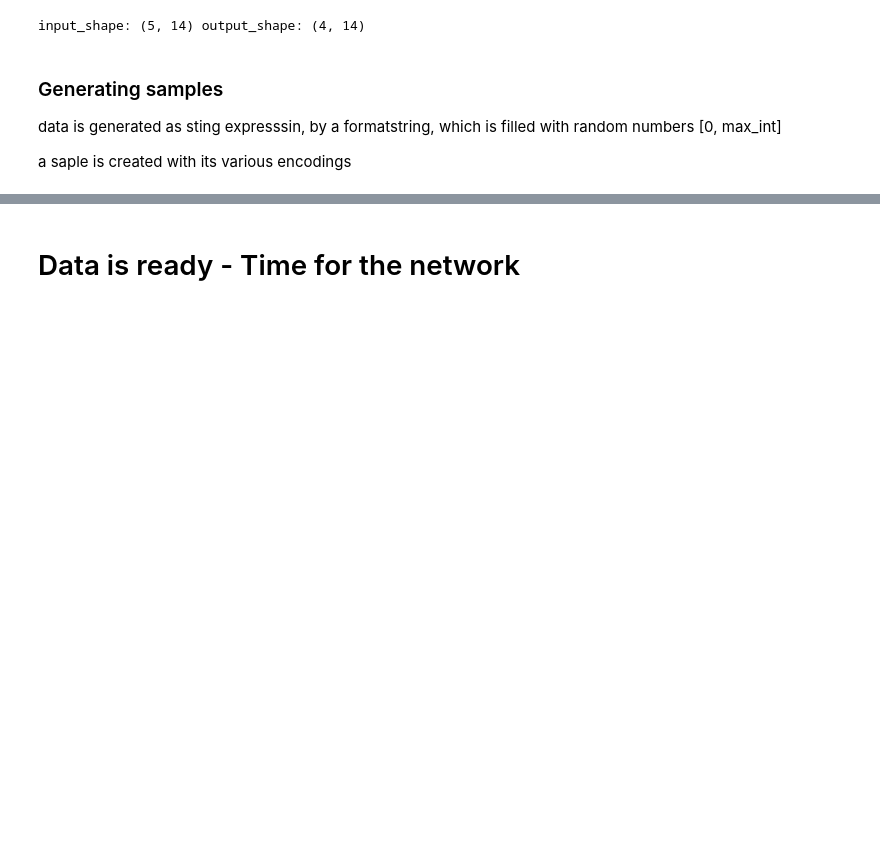
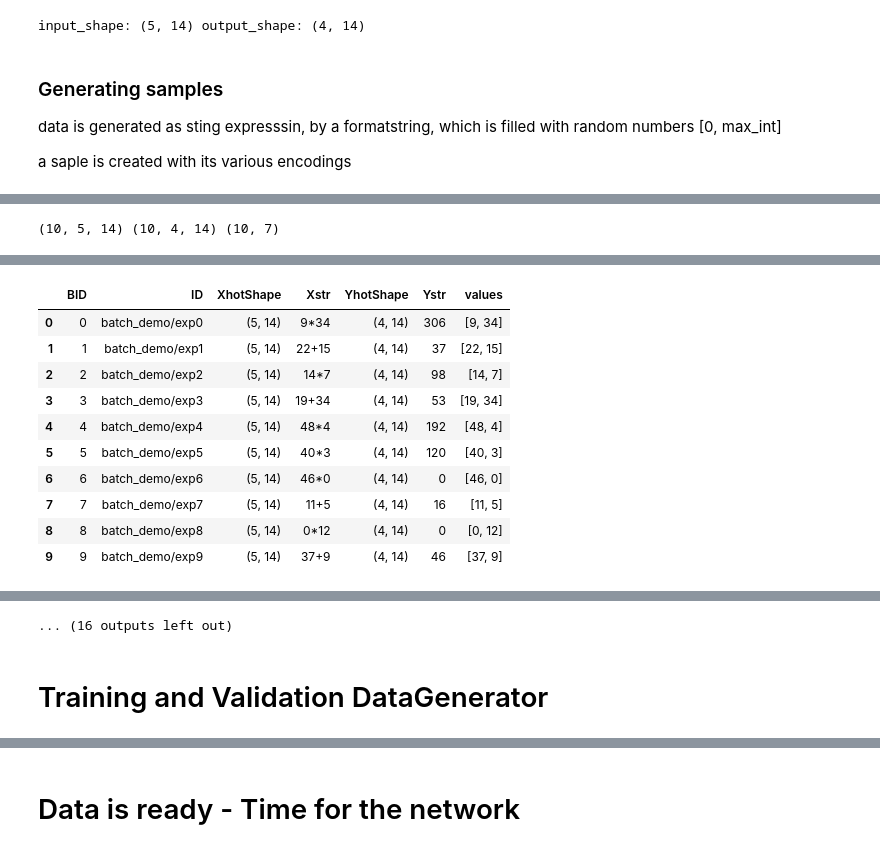
Before and after one commit to glouwa/app-kandinsky-pattern-generator, a Jupyter notebook: lstm_calculator.ipynb, the cells around one changed output, grey strips where cells are left out. Drawn from its saved outputs; the diff is of its cells as text; code cells hidden in the pictures; blank space fills up the shorter version.

```diff
--- a/lstm_calculator.ipynb
+++ b/lstm_calculator.ipynb
@@ -153,0 +211,25 @@ generate_data(1)
+# %%
+#@title Sample Batch with panda { run: "auto", vertical-output: true }
+batch_view_len = 30 #@param {type:"slider", min:1, max:30, step:1}
+
+def display_batch_content(batch, f_batch, batch_view_len):
+    print(a.shape, b.shape, f.shape)
+    t = colab_widgets.TabBar(["Panda", "X Network encoding", "Y Network encoding", "Sample View"])
+
+    visible_samples = min(batch_view_len, len(f_batch))
+    with t.output_to(0):
+        display(f_batch[0:visible_samples])
+
+    with t.output_to(1):
+        display(batch[0][0:visible_samples])
+
+    with t.output_to(2):
+        display(batch[1][0:visible_samples])
+
+    with t.output_to(3):
+        for s in range(visible_samples):
+            print(SampleParameters(*training_sample_parameters).createSample(f_batch['ID'][s]))
+
+display_batch_content((a, b), f, batch_view_len)
+# %% [output]
+(10, 5, 14) (10, 4, 14) (10, 7)
@@ -153,0 +243,11 @@ generate_data(1)
+|  | BID | ID | XhotShape | Xstr | YhotShape | Ystr | values |
+| 0 | 0 | batch_demo/exp0 | (5, 14) | 9*34 | (4, 14) | 306 | [9, 34] |
+| 1 | 1 | batch_demo/exp1 | (5, 14) | 22+15 | (4, 14) | 37 | [22, 15] |
+| 2 | 2 | batch_demo/exp2 | (5, 14) | 14*7 | (4, 14) | 98 | [14, 7] |
+| 3 | 3 | batch_demo/exp3 | (5, 14) | 19+34 | (4, 14) | 53 | [19, 34] |
+| 4 | 4 | batch_demo/exp4 | (5, 14) | 48*4 | (4, 14) | 192 | [48, 4] |
+| 5 | 5 | batch_demo/exp5 | (5, 14) | 40*3 | (4, 14) | 120 | [40, 3] |
+| 6 | 6 | batch_demo/exp6 | (5, 14) | 46*0 | (4, 14) | 0 | [46, 0] |
+| 7 | 7 | batch_demo/exp7 | (5, 14) | 11+5 | (4, 14) | 16 | [11, 5] |
+| 8 | 8 | batch_demo/exp8 | (5, 14) | 0*12 | (4, 14) | 0 | [0, 12] |
+| 9 | 9 | batch_demo/exp9 | (5, 14) | 37+9 | (4, 14) | 46 | [37, 9] |
@@ -154 +257,4 @@ generate_data(1)
+... (16 outputs left out)
+# %% [markdown]
+# Training and Validation DataGenerator
 # %%
```
Also changed, not shown: parts of 26 cells of this notebook.
